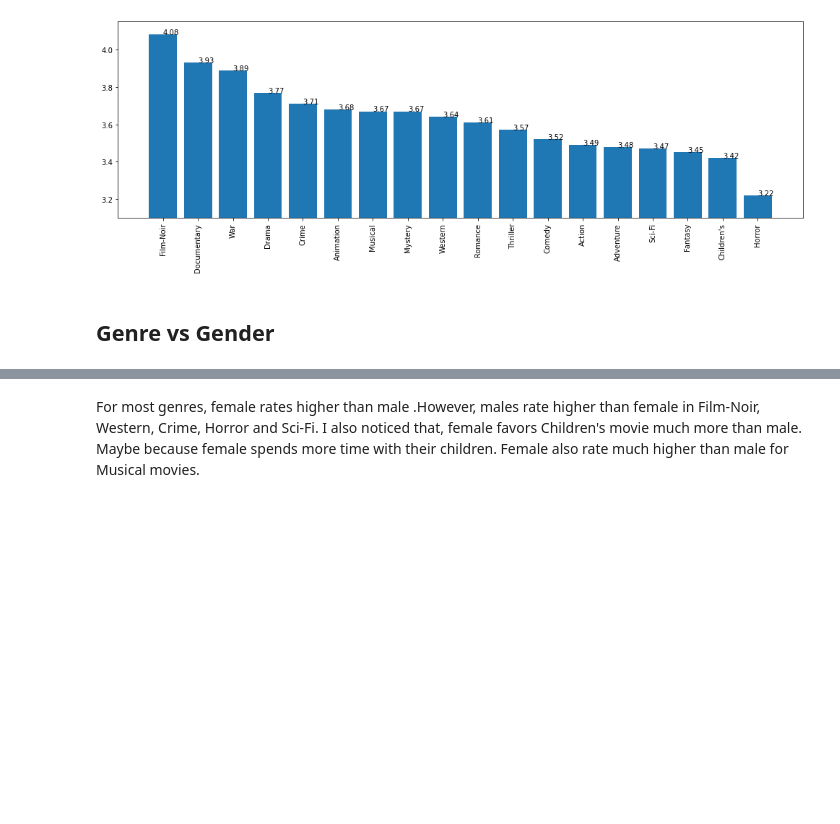
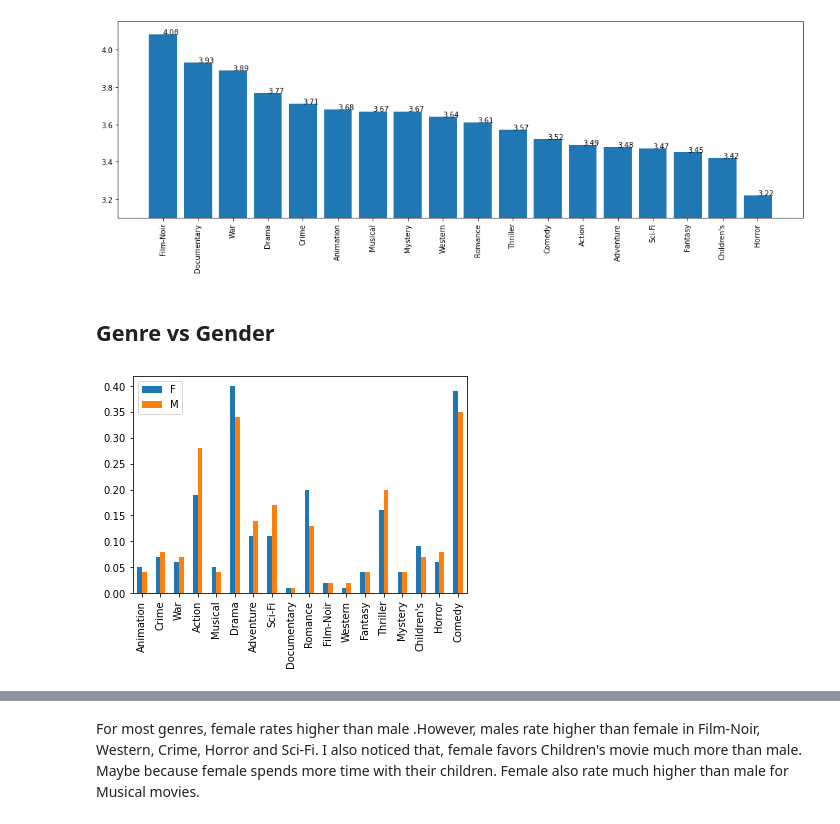
Before and after one commit to jkujuum/Movie_Recommendation_System, a Jupyter notebook: EDA.ipynb, the cells around one changed output, grey strips where cells are left out. Cells and saved outputs as stored; diff of their text form; code cells hidden in the pictures; blank space fills up the shorter version.

```diff
--- a/EDA.ipynb
+++ b/EDA.ipynb
@@ -260,0 +263,18 @@ df_all = pd.merge(pd.merge(movies, ratings,on='movie_id'),users,on='user_id')
+# %%
+# Calculate the count of each genre for both genders
+genre_gender_F = {}
+genre_gender_M = {}
+for g in genre_labels:
+    genre_gender_F[g] = round(df_all[(df_all[g] == 1)&(df_all['gender'] == 'F')]['rating'].count()/df_all[(df_all['gender'] == 'F')]['rating'].count(),2)
+    genre_gender_M[g] = round(df_all[(df_all[g] == 1)&(df_all['gender'] == 'M')]['rating'].count()/df_all[(df_all['gender'] == 'M')]['rating'].count(),2)
+
+# Tuen dicts into dataframe
+genre_gender_F = pd.DataFrame.from_dict(genre_gender_F,orient='index',columns=['F'])
+genre_gender_M = pd.DataFrame.from_dict(genre_gender_M,orient='index',columns=['M'])
+genre_gender = genre_gender_F.join(genre_gender_M)
+
+#plt.figure(figsize =[15,5])
+genre_gender_bar = genre_gender.plot(kind="bar")
+#plt.ylim(3.1,4.15);
+# %% [output]
+[figure, added]
```
Also changed, not shown: parts of 20 cells of this notebook.
